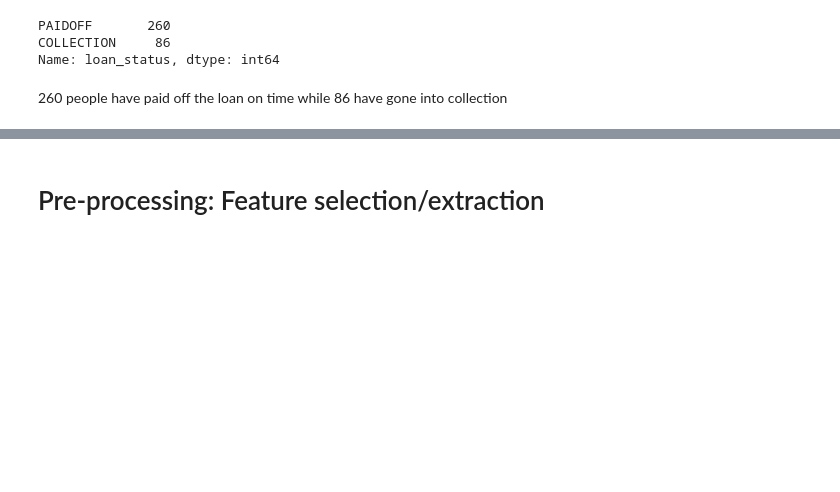
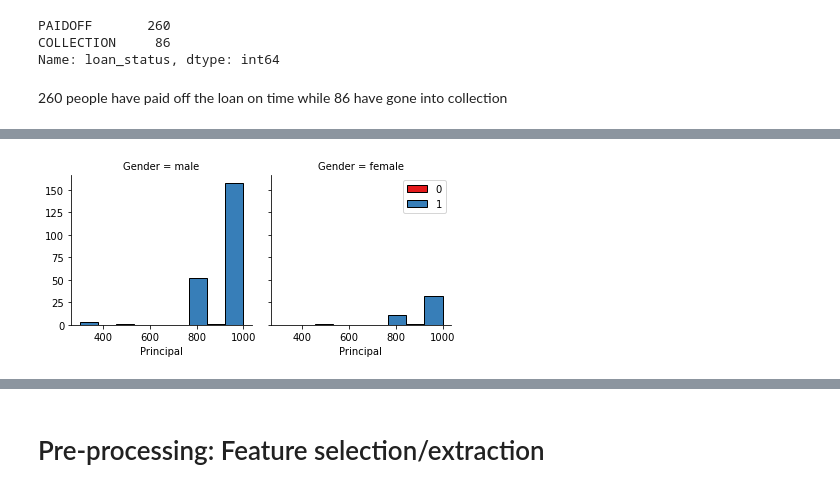
Before and after one commit to GuillermoBrugarolas/Coursera_Capstone, a Jupyter notebook: Machine Learning with Python - Final Assignment.ipynb, the cells around one changed output, grey strips where cells are left out. Drawn from its saved outputs; the diff is of its cells as text; code cells hidden in the pictures; blank space fills up the shorter version.

```diff
--- a/Machine Learning with Python - Final Assignment.ipynb
+++ b/Machine Learning with Python - Final Assignment.ipynb
@@ -51,8 +51,8 @@ loan_train.csv      100%[===================>]  22.56K  --.-KB/s    in 0.08s
 # %% [markdown]
 ### Load Data From CSV File
 # %%
-df = pd.read_csv('loan_train.csv')
-df.head()
+train_df = pd.read_csv('loan_train.csv')
+train_df.head()
 # %% [output]
 |  | Unnamed: 0 | Unnamed: 0.1 | loan_status | Principal | terms | effective_date | due_date | age | ... |
 | 0 | 0 | 0 | PAIDOFF | 1000 | 30 | 9/8/2016 | 10/7/2016 | 45 | ... |
@@ -67,9 +67,9 @@ df.shape
 # %% [markdown]
 ### Convert to date time object
 # %%
-df['due_date'] = pd.to_datetime(df['due_date'])
-df['effective_date'] = pd.to_datetime(df['effective_date'])
-df.head()
+train_df['due_date'] = pd.to_datetime(train_df['due_date'])
+train_df['effective_date'] = pd.to_datetime(train_df['effective_date'])
+train_df.head()
 # %% [output]
 |  | Unnamed: 0 | Unnamed: 0.1 | loan_status | Principal | terms | effective_date | due_date | age | ... |
 | 0 | 0 | 0 | PAIDOFF | 1000 | 30 | 2016-09-08 | 2016-10-07 | 45 | ... |
@@ -89,4 +89,6 @@ COLLECTION     86
 Name: loan_status, dtype: int64
 # %% [markdown]
 260 people have paid off the loan on time while 86 have gone into collection
+# %%
+train_df.replace(['PAIDOFF', 'COLLECTION'], [1, 0], inplace = True)
 # %% [markdown]
@@ -115,10 +99,12 @@ qt-5.9.7             | 85.9 MB   | #################################9    |  92%
 # %%
 import seaborn as sns
 
-bins = np.linspace(df.Principal.min(), df.Principal.max(), 10)
-g = sns.FacetGrid(df, col="Gender", hue="loan_status", palette="Set1", col_wrap=2)
+bins = np.linspace(train_df.Principal.min(), train_df.Principal.max(), 10)
+g = sns.FacetGrid(train_df, col="Gender", hue="loan_status", palette="Set1", col_wrap=2)
 g.map(plt.hist, 'Principal', bins=bins, ec="k")
 
 g.axes[-1].legend()
 plt.show()
+# %% [output]
+[figure, added]
 # %%
```
Also changed, not shown: parts of 62 cells of this notebook.
